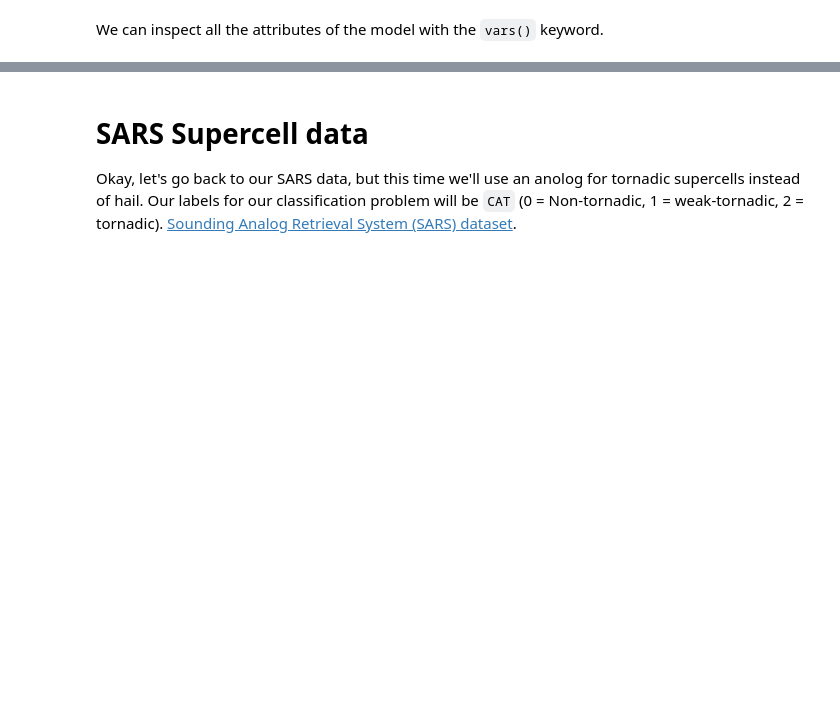
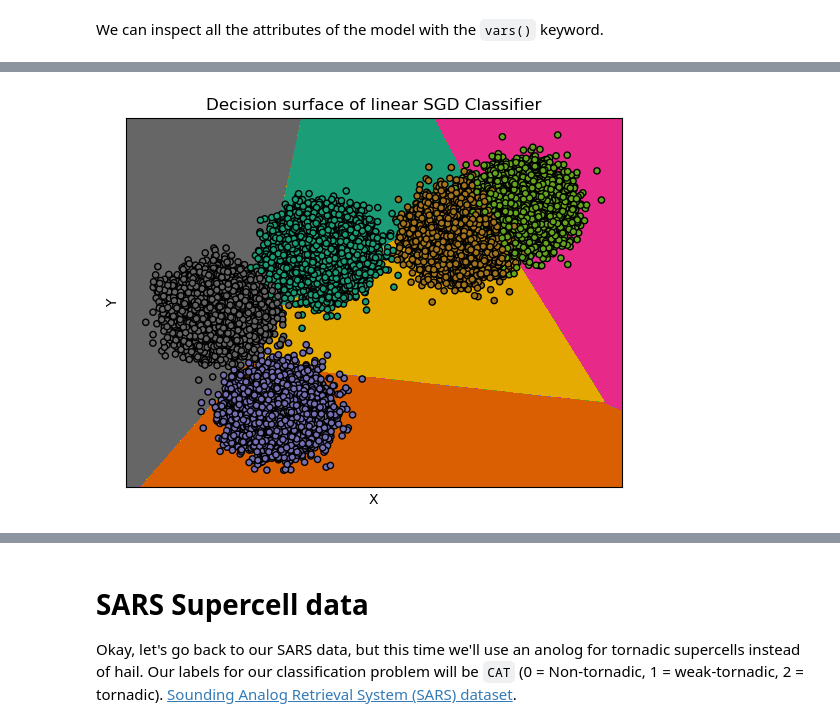
Before and after one commit to NCAR/ML_workshop2023, a Jupyter notebook: tutorials/Day1_Intro_Supervised.ipynb, the cells around one changed output, grey strips where cells are left out. Cells and saved outputs as stored; diff of their text form; code cells hidden in the pictures; blank space fills up the shorter version.

```diff
--- a/tutorials/Day1_Intro_Supervised.ipynb
+++ b/tutorials/Day1_Intro_Supervised.ipynb
@@ -133,0 +205,3 @@ plt.scatter(X[:, 0], X[:, 1], c=y, cmap='Dark2')
+# %%
+model = SGDClassifier(loss="log_loss", verbose=0, max_iter=10000, penalty='l2')
+model.fit(X, y)
@@ -190,3 +279,11 @@ We can inspect all the attributes of the model with the `vars()` keyword.
+# %%
+model = SGDClassifier(loss="log_loss", verbose=0, max_iter=10000, penalty='l2')
+# model = LogisticRegression(verbose=0, max_iter=10000, penalty='l2')
+model.fit(X, y)
+
+plot_dec_boundary(model, X, y)
+# %% [output]
+[figure, added]
 # %%
 vars(model)
 # %% [output]
```
Also changed, not shown: parts of 40 cells of this notebook.
